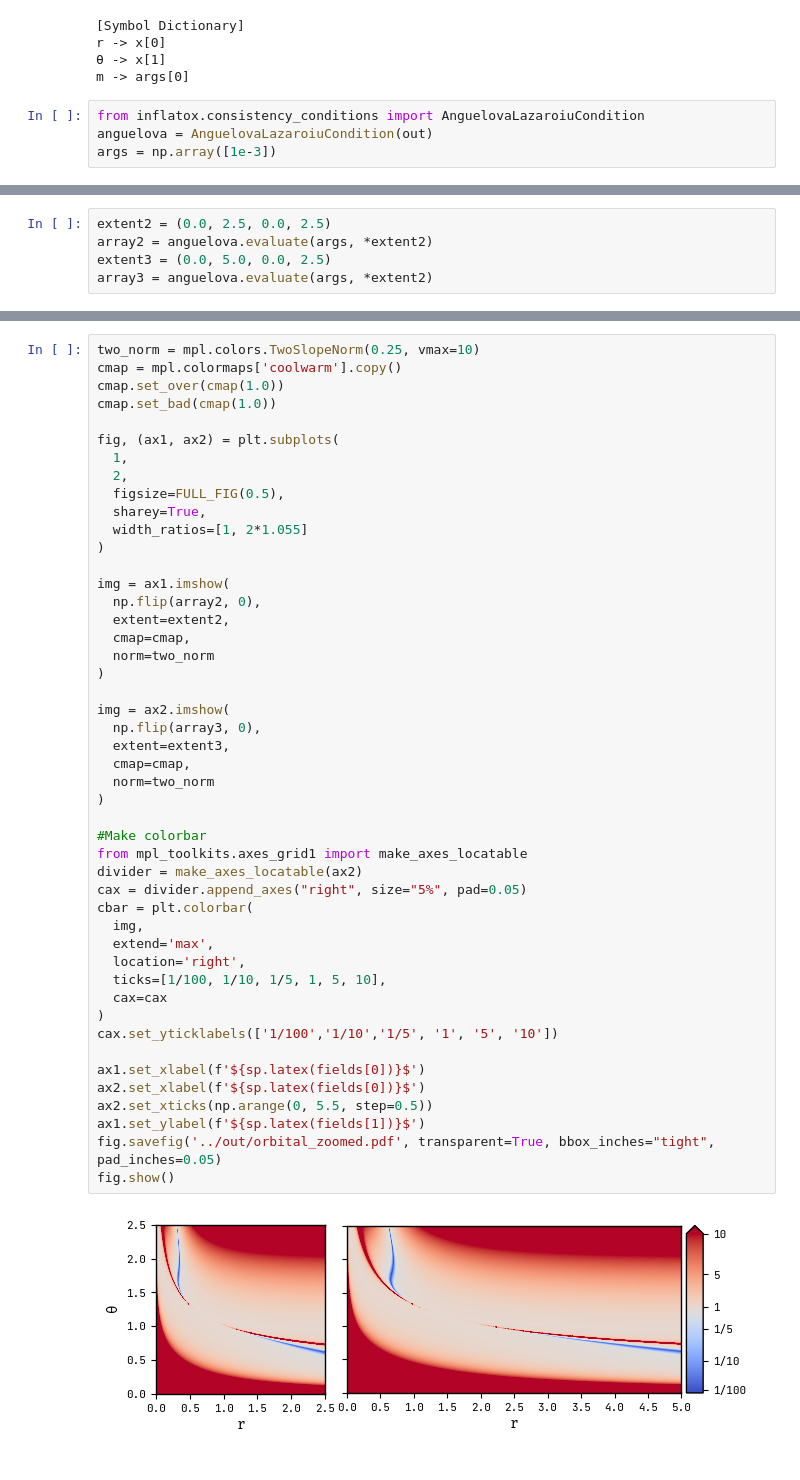
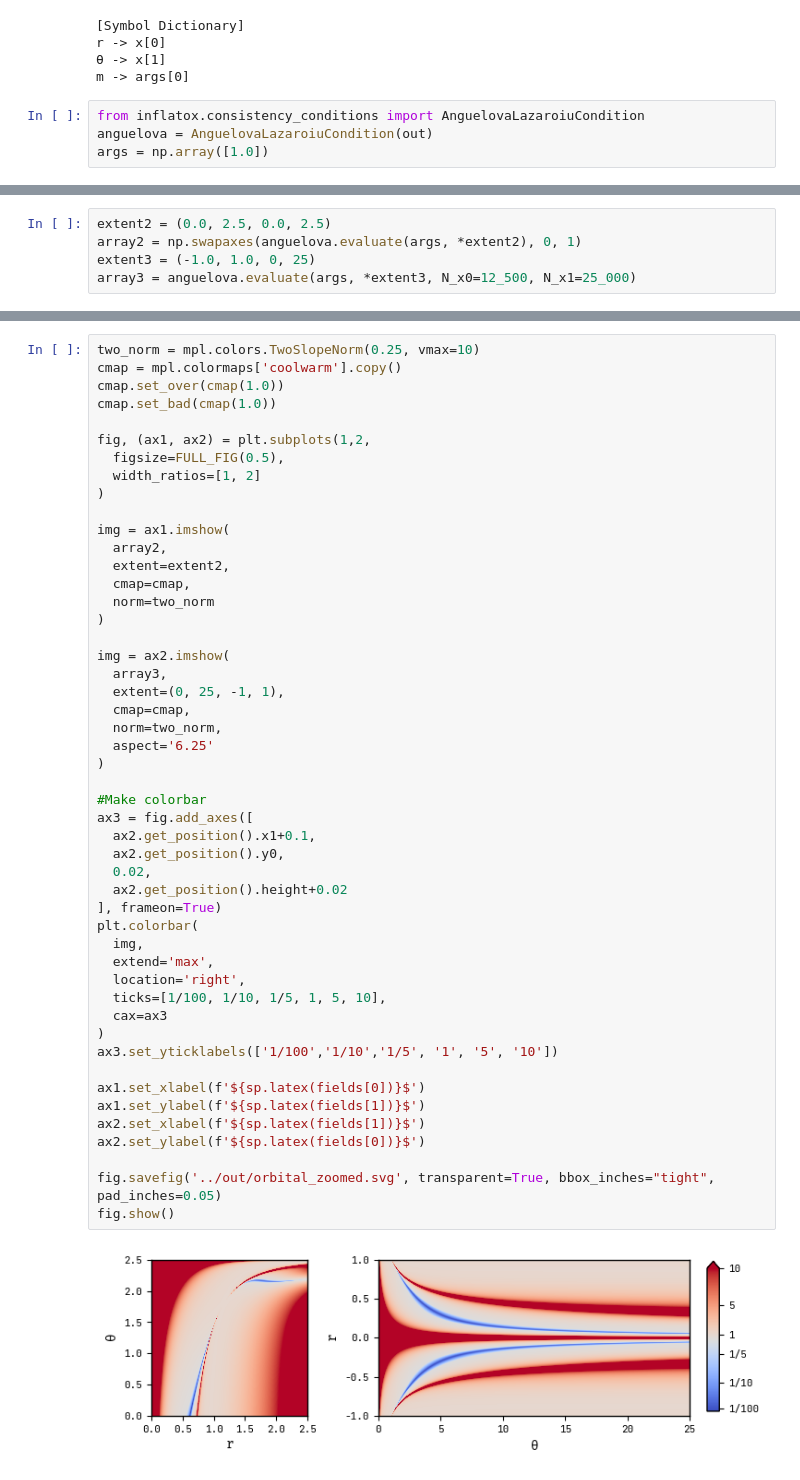
Before and after one commit to smups/inflatox, a Jupyter notebook: notebooks/orbital_inflation.ipynb, the cells around one changed output, grey strips where cells are left out. Drawn from its saved outputs; the diff is of its cells as text.

Commit message:
finished orbital inflation

```diff
--- a/notebooks/orbital_inflation.ipynb
+++ b/notebooks/orbital_inflation.ipynb
@@ -85,4 +86,4 @@ m -> args[0]
 # %%
 from inflatox.consistency_conditions import AnguelovaLazaroiuCondition
 anguelova = AnguelovaLazaroiuCondition(out)
-args = np.array([1e-3])
+args = np.array([1.0])
@@ -129,5 +155,5 @@ fig.show()
 # %%
 extent2 = (0.0, 2.5, 0.0, 2.5)
-array2 = anguelova.evaluate(args, *extent2)
-extent3 = (0.0, 5.0, 0.0, 2.5)
-array3 = anguelova.evaluate(args, *extent2)
+array2 = np.swapaxes(anguelova.evaluate(args, *extent2), 0, 1)
+extent3 = (-1.0, 1.0, 0, 25)
+array3 = anguelova.evaluate(args, *extent3, N_x0=12_500, N_x1=25_000)
@@ -137,49 +160,51 @@ array3 = anguelova.evaluate(args, *extent2)
 # %%
 two_norm = mpl.colors.TwoSlopeNorm(0.25, vmax=10)
 cmap = mpl.colormaps['coolwarm'].copy()
 cmap.set_over(cmap(1.0))
 cmap.set_bad(cmap(1.0))
 
-fig, (ax1, ax2) = plt.subplots(
-  1,
-  2,
+fig, (ax1, ax2) = plt.subplots(1,2,
   figsize=FULL_FIG(0.5),
-  sharey=True,
-  width_ratios=[1, 2*1.055]
+  width_ratios=[1, 2]
 )
 
 img = ax1.imshow(
-  np.flip(array2, 0),
+  array2,
   extent=extent2,
   cmap=cmap,
   norm=two_norm
 )
 
 img = ax2.imshow(
-  np.flip(array3, 0),
-  extent=extent3,
+  array3,
+  extent=(0, 25, -1, 1),
   cmap=cmap,
-  norm=two_norm
+  norm=two_norm,
+  aspect='6.25'
 )
 
 #Make colorbar
-from mpl_toolkits.axes_grid1 import make_axes_locatable
-divider = make_axes_locatable(ax2)
-cax = divider.append_axes("right", size="5%", pad=0.05)
-cbar = plt.colorbar(
+ax3 = fig.add_axes([
+  ax2.get_position().x1+0.1,
+  ax2.get_position().y0,
+  0.02,
+  ax2.get_position().height+0.02
+], frameon=True)
+plt.colorbar(
   img,
   extend='max',
   location='right',
   ticks=[1/100, 1/10, 1/5, 1, 5, 10],
-  cax=cax
+  cax=ax3
 )
-cax.set_yticklabels(['1/100','1/10','1/5', '1', '5', '10'])
+ax3.set_yticklabels(['1/100','1/10','1/5', '1', '5', '10'])
 
 ax1.set_xlabel(f'${sp.latex(fields[0])}$')
-ax2.set_xlabel(f'${sp.latex(fields[0])}$')
-ax2.set_xticks(np.arange(0, 5.5, step=0.5))
 ax1.set_ylabel(f'${sp.latex(fields[1])}$')
-fig.savefig('../out/orbital_zoomed.pdf', transparent=True, bbox_inches="tight", pad_inches=0.05)
+ax2.set_xlabel(f'${sp.latex(fields[1])}$')
+ax2.set_ylabel(f'${sp.latex(fields[0])}$')
+
+fig.savefig('../out/orbital_zoomed.svg', transparent=True, bbox_inches="tight", pad_inches=0.05)
 fig.show()
 # %% [output]
-[figure, old version]
+[figure, new version]
```
Also changed, not shown: parts of 6 cells of this notebook, 6 other files.
